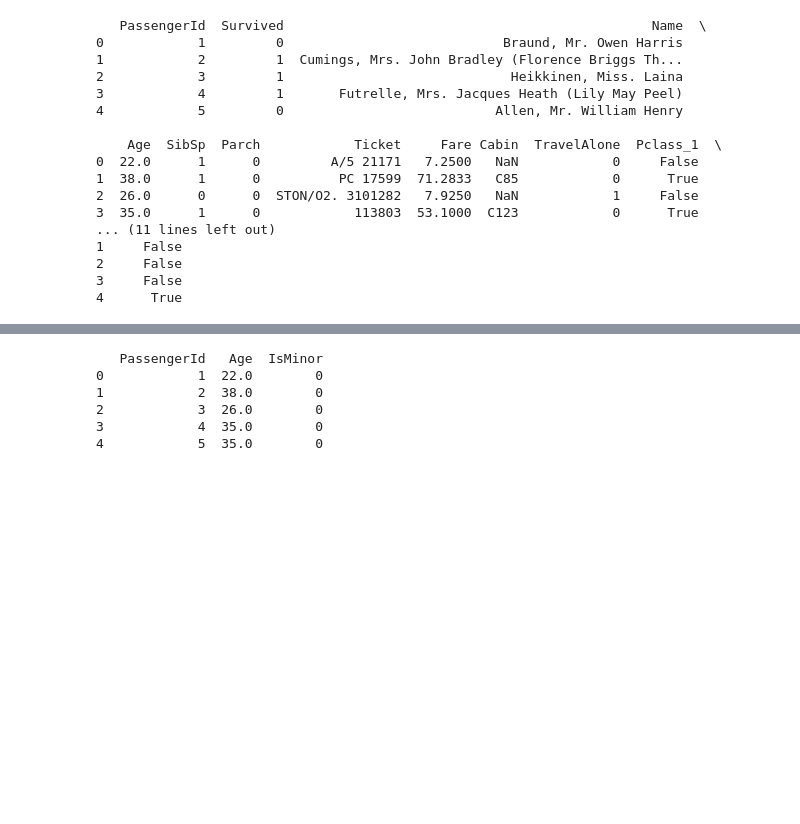
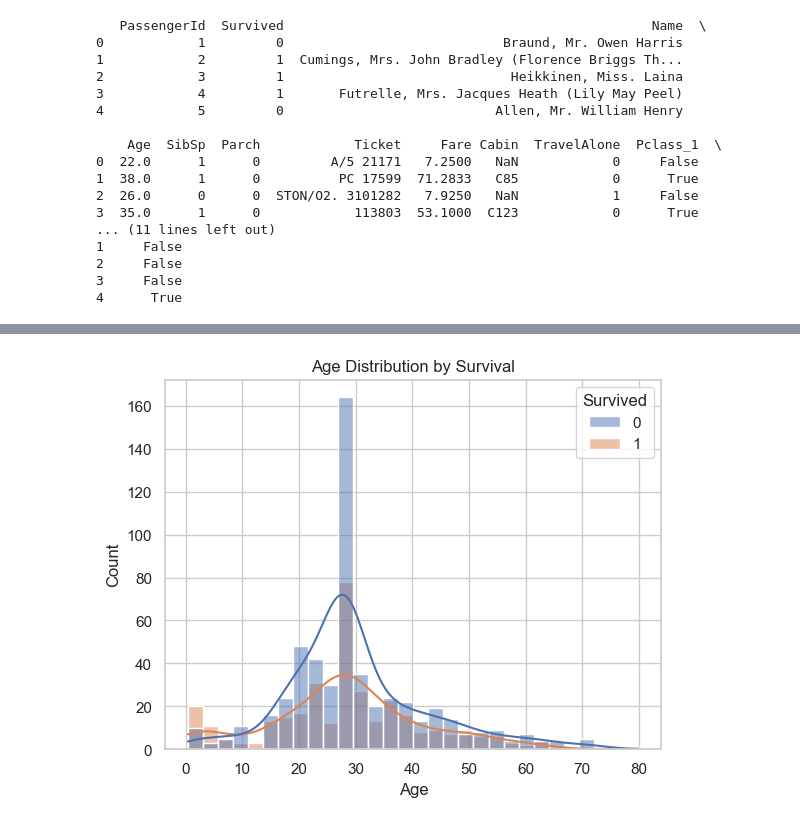
Before and after one commit to Ewnn/MachineLearning, a Jupyter notebook: LogisticRegression/main.ipynb, the cells around one changed output, grey strips where cells are left out. Saved outputs shown, nothing was run; the diff lists cells and outputs as text; code cells hidden in the pictures; blank space fills up the shorter version.

```diff
--- a/LogisticRegression/main.ipynb
+++ b/LogisticRegression/main.ipynb
@@ -270,13 +236,12 @@ plt.show()
-# %%
-# Create the "IsMinor" variable
-train_data['IsMinor'] = (train_data['Age'] < 16).astype(int)
-
-# Verify the new column
-print(train_data[['PassengerId', 'Age', 'IsMinor']].head())
-# %% [output]
-   PassengerId   Age  IsMinor
-0            1  22.0        0
-1            2  38.0        0
-2            3  26.0        0
-3            4  35.0        0
-4            5  35.0        0
+# %%
+# Create the "IsMinor" variable
+train_data['IsMinor'] = train_data['Age'] < 16
+
+# Plot the distribution of ages, colored by survival
+sns.histplot(data=train_data, x='Age', hue='Survived', kde=True)
+plt.title('Age Distribution by Survival')
+plt.xlabel('Age')
+plt.ylabel('Count')
+plt.show()
+# %% [output]
+[figure, added]
```
Also changed, not shown: parts of 15 cells of this notebook.
